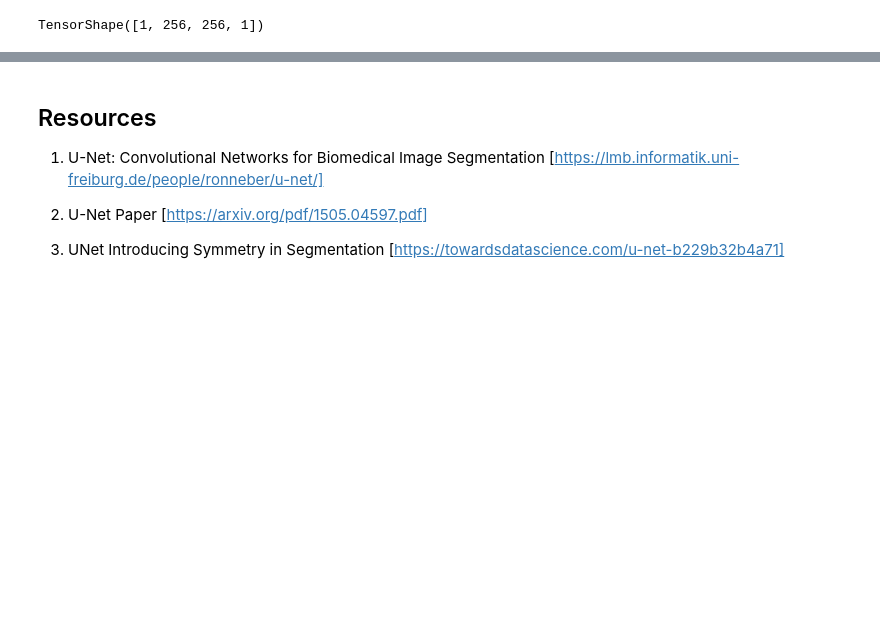
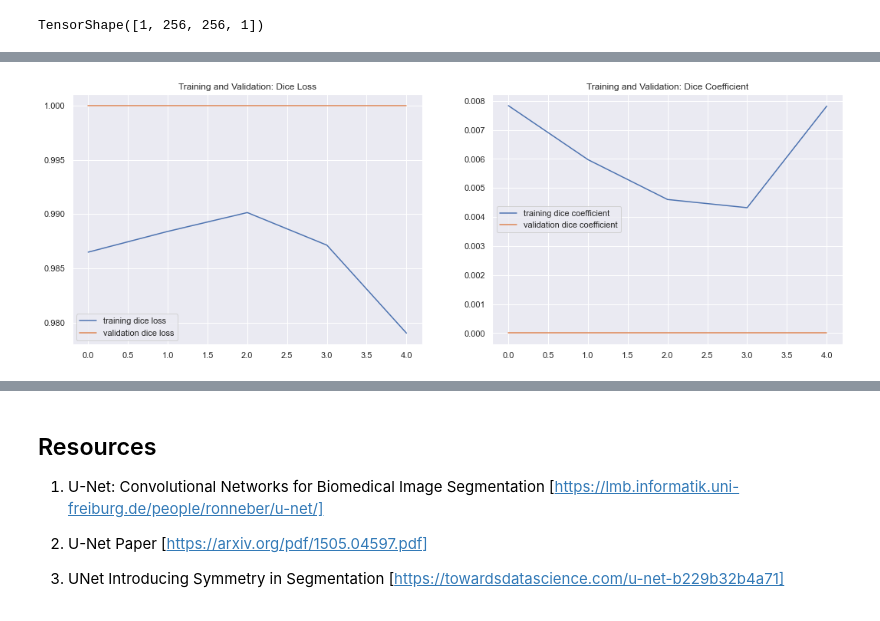
Before and after one commit to HabibMrad/Artificial-Intelligence-for-Medicine, a Jupyter notebook: pneumothorax_segmentation/Pneumothorax_Segmentation_Keras.ipynb, the cells around one changed output, grey strips where cells are left out. Drawn from its saved outputs; the diff is of its cells as text; code cells hidden in the pictures; blank space fills up the shorter version.

```diff
--- a/pneumothorax_segmentation/Pneumothorax_Segmentation_Keras.ipynb
+++ b/pneumothorax_segmentation/Pneumothorax_Segmentation_Keras.ipynb
@@ -338,5 +387,9 @@ TensorShape([1, 256, 256, 1])
 model = Unet()
 model.compile(optimizer='adam', loss=soft_dice_loss,
               metrics=[dice_coef])
-model.fit(X_train, Y_train, validation_split=0.2, batch_size=32, epochs=1)
+train_generator = build_generator(X_train, Y_train)
+plotting_callback = TrainingDataCollector()
+model.fit(train_generator, epochs=5, steps_per_epoch=len(X_train) // 500,
+          validation_data=(X_valid[0:10], Y_valid[0:10]),
+         callbacks=[plotting_callback])
 # %% [output]
@@ -344,4 +406,21 @@ model.fit(X_train, Y_train, validation_split=0.2, batch_size=32, epochs=1)
 <tensorflow.python.keras.callbacks.History at 0x...>
+# %%
+fig, axis = plt.subplots(ncols=2, nrows=1, figsize=(18, 6))
+
+axis[0].plot(plotting_callback.training_losses, label='training dice loss')
+axis[0].plot(plotting_callback.validation_losses, label='validation dice loss')
+axis[0].set_title('Training and Validation: Dice Loss')
+axis[0].legend()
+
+
+axis[1].plot(plotting_callback.training_dice_coefficients, label='training dice coefficient')
+axis[1].plot(plotting_callback.validation_dice_coefficients, label='validation dice coefficient')
+plt.title('Training and Validation: Dice Coefficient')
+axis[1].legend()
+
+plt.show()
+# %% [output]
+[figure, added]
 # %%
 start = 0
 end = start + 8
```
Also changed, not shown: parts of 18 cells of this notebook, 1 other file.
